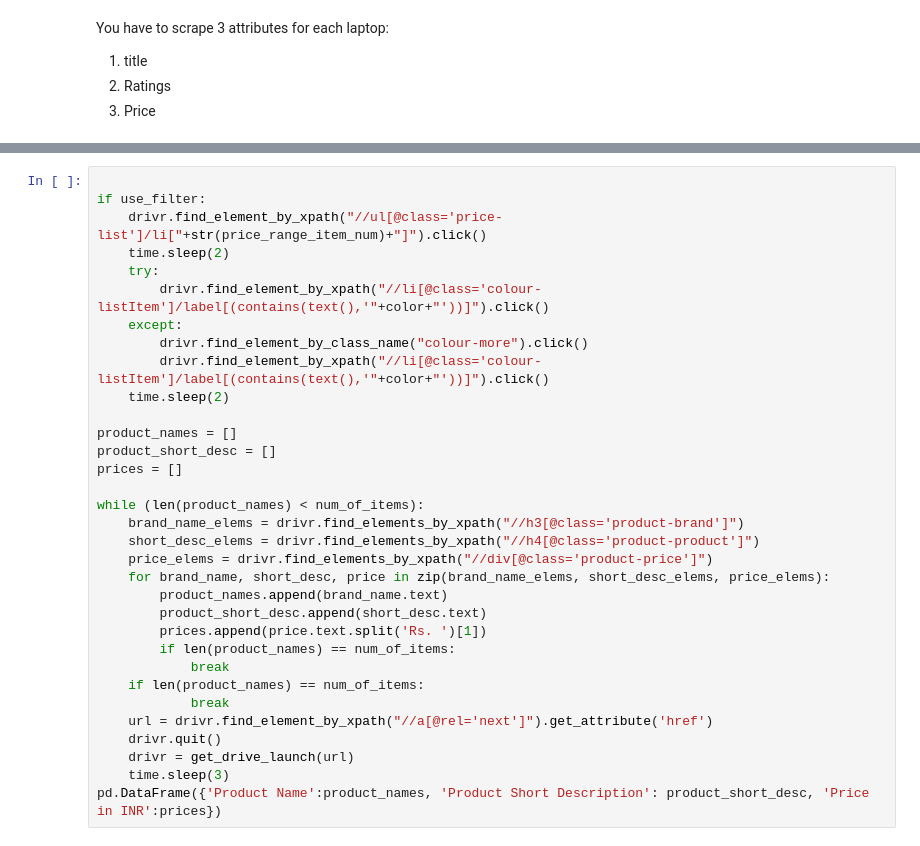
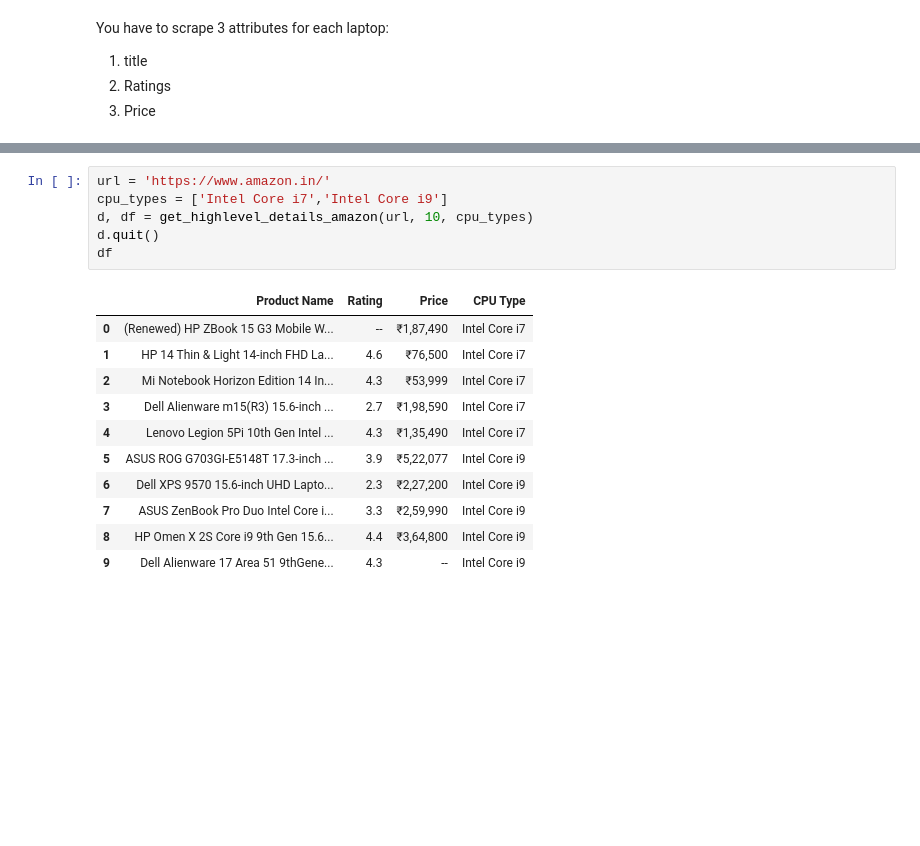
Before and after one commit to moncykurien/InternshipAssignments, a Jupyter notebook: webscrapping/WebScrapping Assignment 2.ipynb, the cells around one changed output, grey strips where cells are left out. Drawn from its saved outputs; the diff is of its cells as text; blank space fills up the shorter version.

```diff
--- a/webscrapping/WebScrapping Assignment 2.ipynb
+++ b/webscrapping/WebScrapping Assignment 2.ipynb
@@ -737,33 +725,18 @@ def get_product_details_myntra(url, num_of_items = 10, use_filter = False, price
-# %%
-
-if use_filter:
-    drivr.find_element_by_xpath("//ul[@class='price-list']/li["+str(price_range_item_num)+"]").click()
-    time.sleep(2)
-    try:
-        drivr.find_element_by_xpath("//li[@class='colour-listItem']/label[(contains(text(),'"+color+"'))]").click()
-    except:
-        drivr.find_element_by_class_name("colour-more").click()
-        drivr.find_element_by_xpath("//li[@class='colour-listItem']/label[(contains(text(),'"+color+"'))]").click()
-    time.sleep(2)
-
-product_names = []
-product_short_desc = []
-prices = []
-
-while (len(product_names) < num_of_items):
-    brand_name_elems = drivr.find_elements_by_xpath("//h3[@class='product-brand']")
-    short_desc_elems = drivr.find_elements_by_xpath("//h4[@class='product-product']")
-    price_elems = drivr.find_elements_by_xpath("//div[@class='product-price']")
-    for brand_name, short_desc, price in zip(brand_name_elems, short_desc_elems, price_elems):
-        product_names.append(brand_name.text)
-        product_short_desc.append(short_desc.text)
-        prices.append(price.text.split('Rs. ')[1])
-        if len(product_names) == num_of_items:
-            break
-    if len(product_names) == num_of_items:
-            break
-    url = drivr.find_element_by_xpath("//a[@rel='next']").get_attribute('href')
-    drivr.quit()
-    drivr = get_drive_launch(url)
-    time.sleep(3)
-pd.DataFrame({'Product Name':product_names, 'Product Short Description': product_short_desc, 'Price in INR':prices})
+# %%
+url = 'https://www.amazon.in/'
+cpu_types = ['Intel Core i7','Intel Core i9']
+d, df = get_highlevel_details_amazon(url, 10, cpu_types)
+d.quit()
+df
+# %% [output]
+|  | Product Name | Rating | Price | CPU Type |
+| 0 | (Renewed) HP ZBook 15 G3 Mobile W... | -- | ₹1,87,490 | Intel Core i7 |
+| 1 | HP 14 Thin & Light 14-inch FHD La... | 4.6 | ₹76,500 | Intel Core i7 |
+| 2 | Mi Notebook Horizon Edition 14 In... | 4.3 | ₹53,999 | Intel Core i7 |
+| 3 | Dell Alienware m15(R3) 15.6-inch ... | 2.7 | ₹1,98,590 | Intel Core i7 |
+| 4 | Lenovo Legion 5Pi 10th Gen Intel ... | 4.3 | ₹1,35,490 | Intel Core i7 |
+| 5 | ASUS ROG G703GI-E5148T 17.3-inch ... | 3.9 | ₹5,22,077 | Intel Core i9 |
+| 6 | Dell XPS 9570 15.6-inch UHD Lapto... | 2.3 | ₹2,27,200 | Intel Core i9 |
+| 7 | ASUS ZenBook Pro Duo Intel Core i... | 3.3 | ₹2,59,990 | Intel Core i9 |
+| 8 | HP Omen X 2S Core i9 9th Gen 15.6... | 4.4 | ₹3,64,800 | Intel Core i9 |
+| 9 | Dell Alienware 17 Area 51 9thGene... | 4.3 | -- | Intel Core i9 |
```
Also changed, not shown: parts of 4 cells of this notebook.
